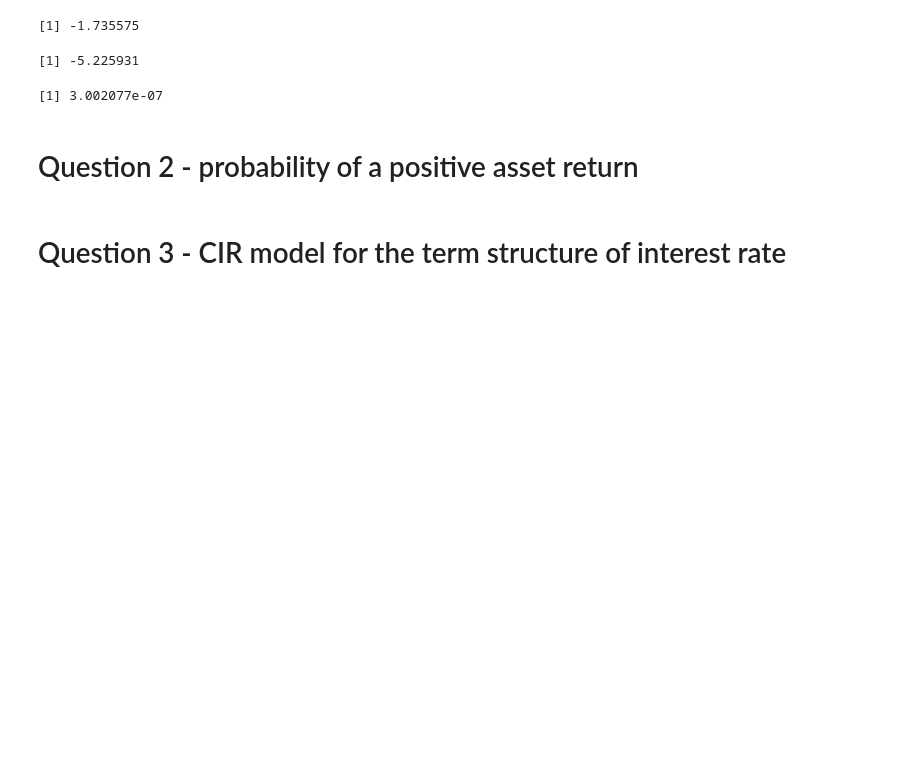
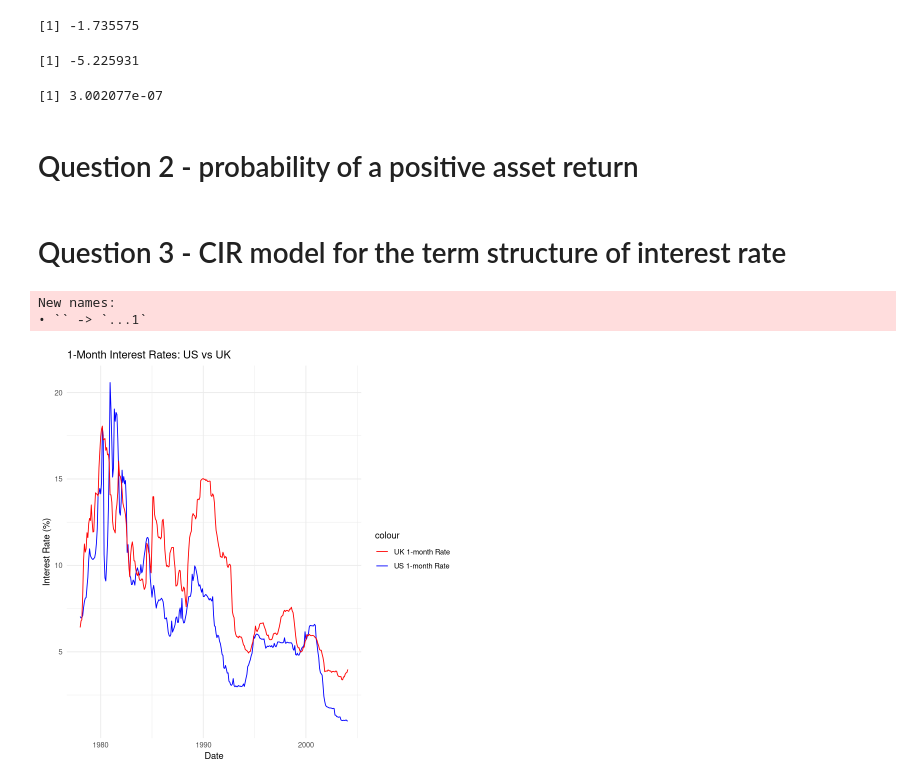
Before and after one commit to Mengsch3/apps-r-hw-01, a Jupyter notebook: FS-Coursework/report.ipynb, the cells around one changed output. Cells and saved outputs as stored; diff of their text form; code cells hidden in the pictures; blank space fills up the shorter version.

```diff
--- a/FS-Coursework/report.ipynb
+++ b/FS-Coursework/report.ipynb
@@ -177,0 +185,23 @@ alpha_p
+# %%
+data <- read_excel("data_coursework_Q3.xls") %>%
+  rename(date = `...1`, r_US = `T r_$`, r_UK = `T r_£`) %>%
+  arrange(date) %>%
+  drop_na() %>%
+  mutate(across(c(r_US, r_UK), ~ ifelse(.x <= 0, NA_real_, .x))) %>%
+  drop_na()
+# %% [output]
+New names:
+• `` -> `...1`
+# %%
+# plot interest rates of US and UK
+library(ggplot2)
+ggplot(data, aes(x = date)) +
+  geom_line(aes(y = r_US, color = "US 1-month Rate")) +
+  geom_line(aes(y = r_UK, color = "UK 1-month Rate")) +
+  labs(title = "1-Month Interest Rates: US vs UK",
+       x = "Date",
+       y = "Interest Rate (%)") +
+  scale_color_manual(values = c("US 1-month Rate" = "blue", "UK 1-month Rate" = "red")) +
+  theme_minimal()
+# %% [output]
+[figure, added]
```
Also changed, not shown: parts of 9 cells of this notebook.
